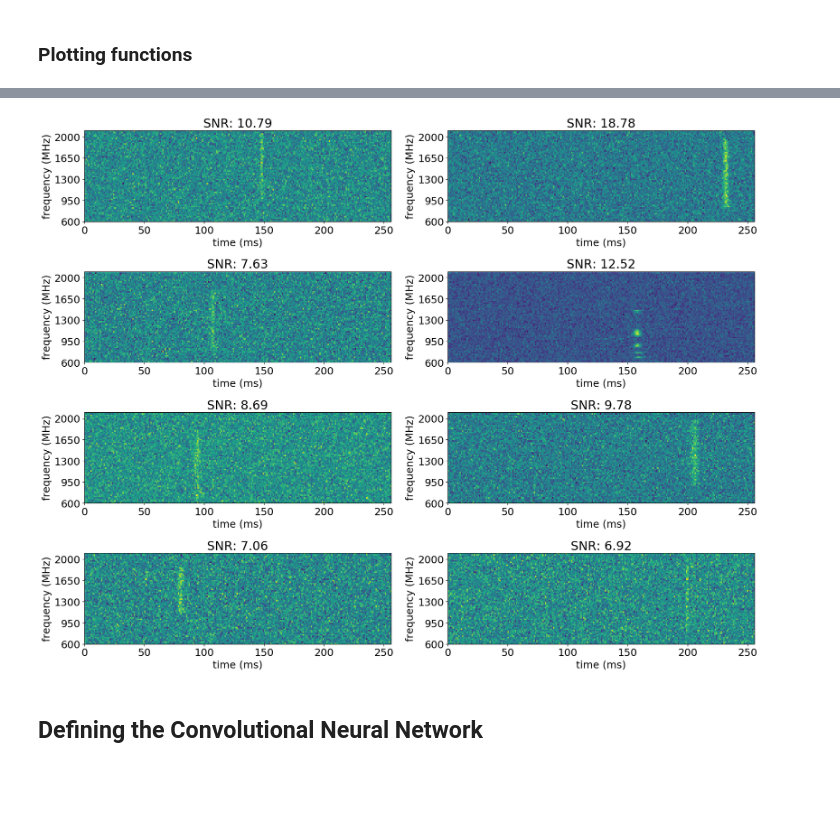
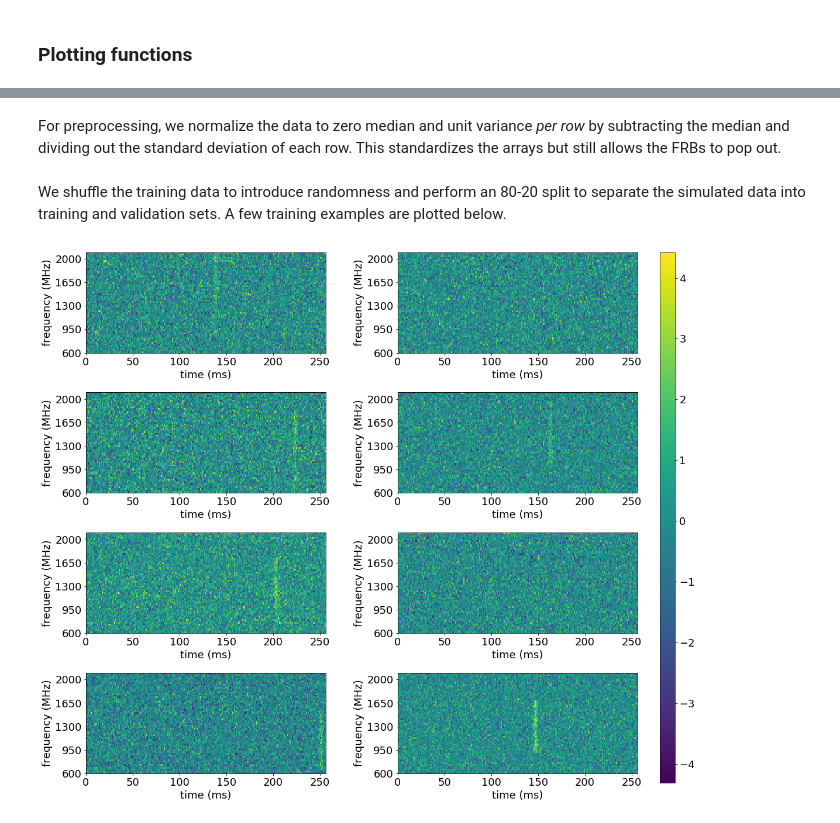
Before and after one commit to DominicL3/hey-aliens, a Jupyter notebook: simulateFRBclassification/FRBs_NN.ipynb, the cells around one changed output, grey strips where cells are left out. Drawn from its saved outputs; the diff is of its cells as text; code cells hidden in the pictures; blank space fills up the shorter version.

```diff
--- a/simulateFRBclassification/FRBs_NN.ipynb
+++ b/simulateFRBclassification/FRBs_NN.ipynb
@@ -347,0 +536,5 @@ for event in simulated_events:
+# %%
+# create 10000 training examples with SNR range of [5, 15]
+ftdata, labels = make_labels(5000, SNRmin=5, SNRmax=15)
+# %% [markdown]
+For preprocessing, we normalize the data to zero median and unit variance *per row* by subtracting the median and dividing out the standard deviation of each row. This standardizes the arrays but still allows the FRBs to pop out.
@@ -348,15 +553,41 @@ for event in simulated_events:
+# %% [markdown]
+We shuffle the training data to introduce randomness and perform an 80-20 split to separate the simulated data into training and validation sets. A few training examples are plotted below.
+# %%
+# give ftdata a 4th dimension for Keras. RUN ONCE ONLY!
+ftdata_4D = ftdata[..., None]
+
+# train on 80% of the data, validate on remaining 20%
+NTRAIN = int(len(labels) * 0.8)
+
+num_samples, nfreq, ntime = ftdata.shape
+ind = np.arange(num_samples)
+
+# shuffle the indices
+np.random.shuffle(ind)
+
+# split indices into training and evaluation set
+ind_train = ind[:NTRAIN]
+ind_eval = ind[NTRAIN:]
+
+train_data, eval_data = ftdata_4D[ind_train], ftdata_4D[ind_eval]
+train_labels, eval_labels = labels[ind_train], labels[ind_eval]
 # %%
-# plot the simulated events
-fig_simulated, ax_simulated = plt.subplots(nrows=4, ncols=2, figsize=(18, 14))
+np.random.seed(256)
 
-for axis, event in zip(ax_simulated.flatten(), simulated_events):
-    axis.imshow(event.simulatedFRB, extent=[0, event.nt, event.frequencies[0], event.frequencies[-1]],
-                origin='lower', aspect='auto')
-    axis.set(title=f"SNR: {np.round(event.SNR, 2)}", xlabel='time (ms)', ylabel='frequency (MHz)')
+# plot a random chunk of training data
+fig_train, ax_train = plt.subplots(nrows=4, ncols=2, figsize=(18, 14))
+
+for axis, data_array in zip(ax_train.flatten(), train_data[np.random.randint(0, 8000, size=8)]):
+    im = axis.imshow(data_array[:, :, 0], extent=[0, event.nt, event.frequencies[0], event.frequencies[-1]],
+                     origin='lower', aspect='auto')
+    axis.set(xlabel='time (ms)', ylabel='frequency (MHz)')
     axis.set_yticks(np.arange(event.frequencies[0], event.frequencies[-1], 350))
 
-fig_simulated.tight_layout()
+# make a colorbar
+cbar_ax = fig_train.add_axes([0.83, 0.05, 0.02, 0.9])
+fig_train.colorbar(im, cax=cbar_ax)
+
+fig_train.tight_layout()
+fig_train.subplots_adjust(top=0.95, right=0.8, wspace=0.3)
 # %% [output]
-[figure, old version]
+[figure, new version]
-# %% [markdown]
-## Defining the Convolutional Neural Network
```
Also changed, not shown: parts of 84 cells of this notebook, 1 other file.
